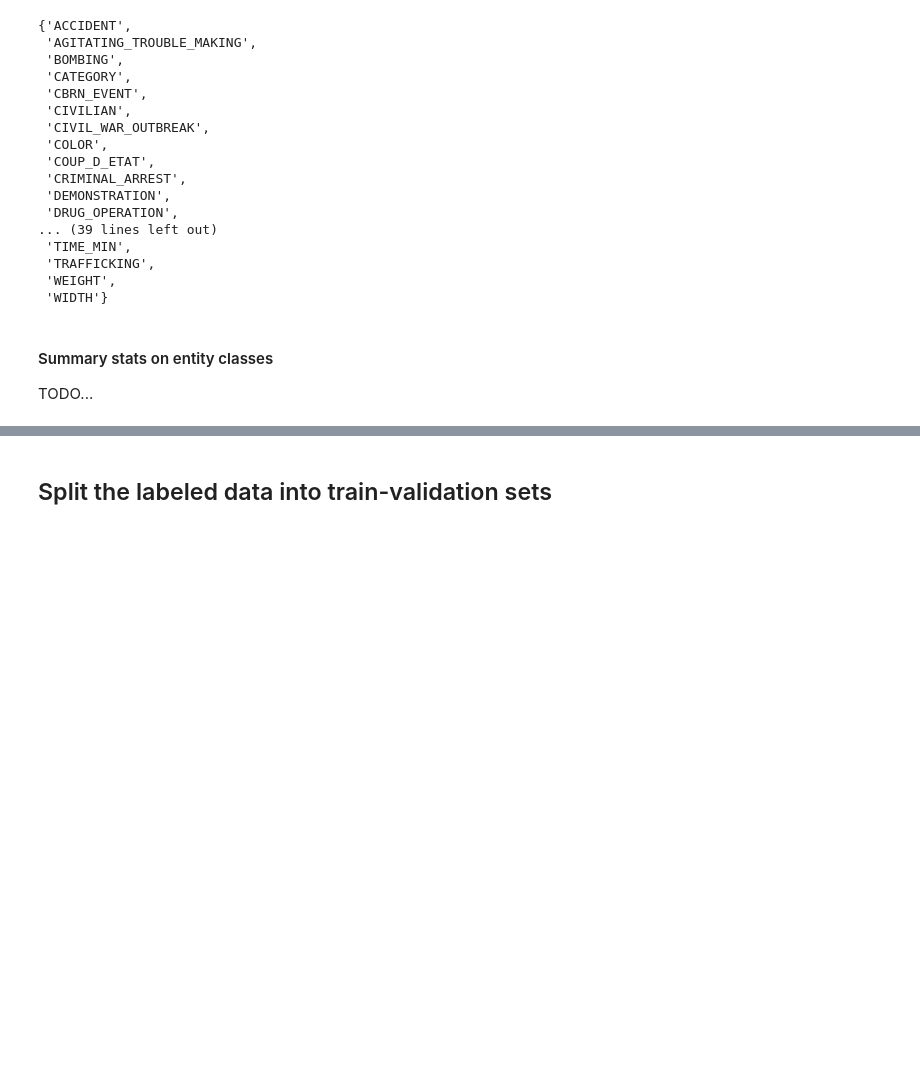
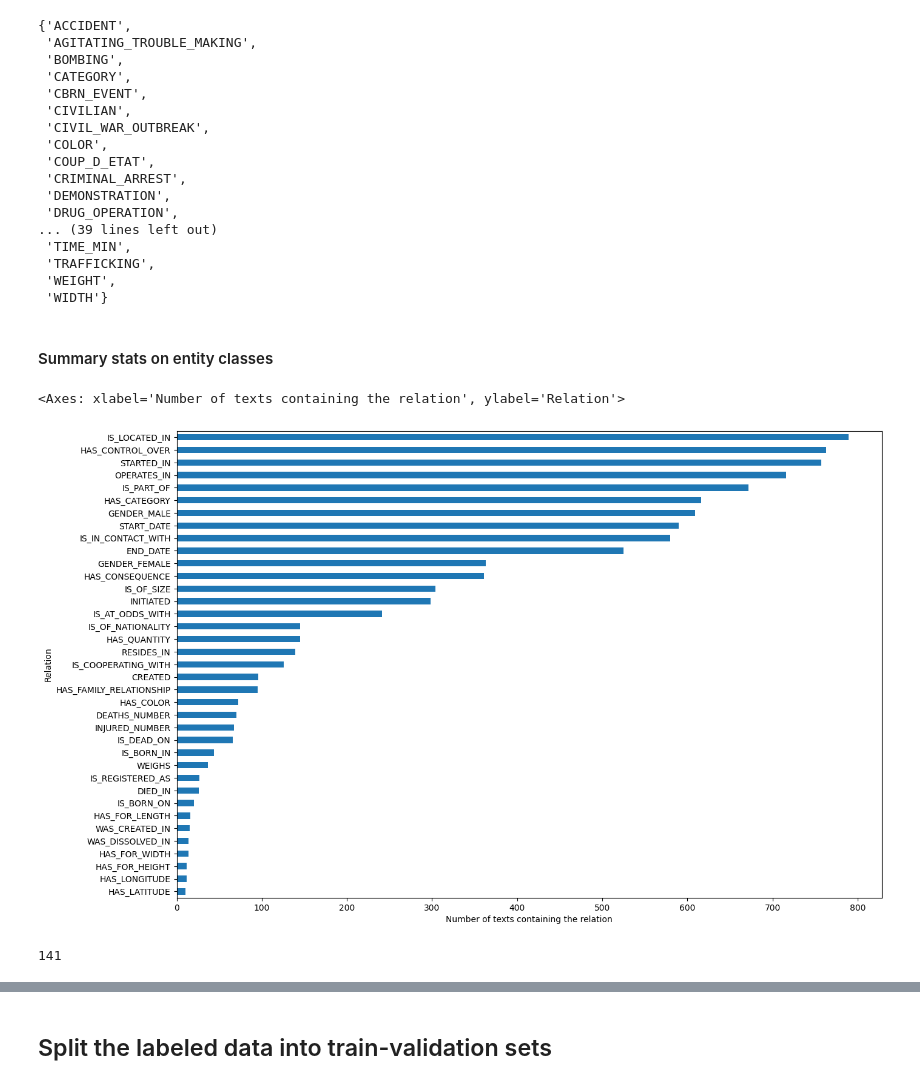
Before and after one commit to tagny/relation_extraction_textmine25, a Jupyter notebook: defi_textmine_2025/eda.ipynb, the cells around one changed output, grey strips where cells are left out. Saved outputs shown, nothing was run; the diff lists cells and outputs as text; code cells hidden in the pictures; blank space fills up the shorter version.

Commit message:
Starting stats about relation and entity categories

```diff
--- a/defi_textmine_2025/eda.ipynb
+++ b/defi_textmine_2025/eda.ipynb
@@ -282,5 +283,15 @@ entity_classes
  'WIDTH'}
 # %% [markdown]
 #### Summary stats on entity classes
-
-TODO...
+# %%
+# number of text containing a relation category
+
+plt.figure(figsize=(15, 10))
+pd.Series({cat: labeled_raw_df[labeled_raw_df.relations.str.contains(cat)].shape[0] for cat in relation_classes}).sort_values(ascending=True).plot.barh(xlabel="Number of texts containing the relation", ylabel="Relation")
+# %% [output]
+<Axes: xlabel='Number of texts containing the relation', ylabel='Relation'>
+[figure, added]
+# %%
+labeled_raw_df.relations.str.count("CREATED").sum()
+# %% [output]
+141
```
Also changed, not shown: parts of 22 cells of this notebook.
